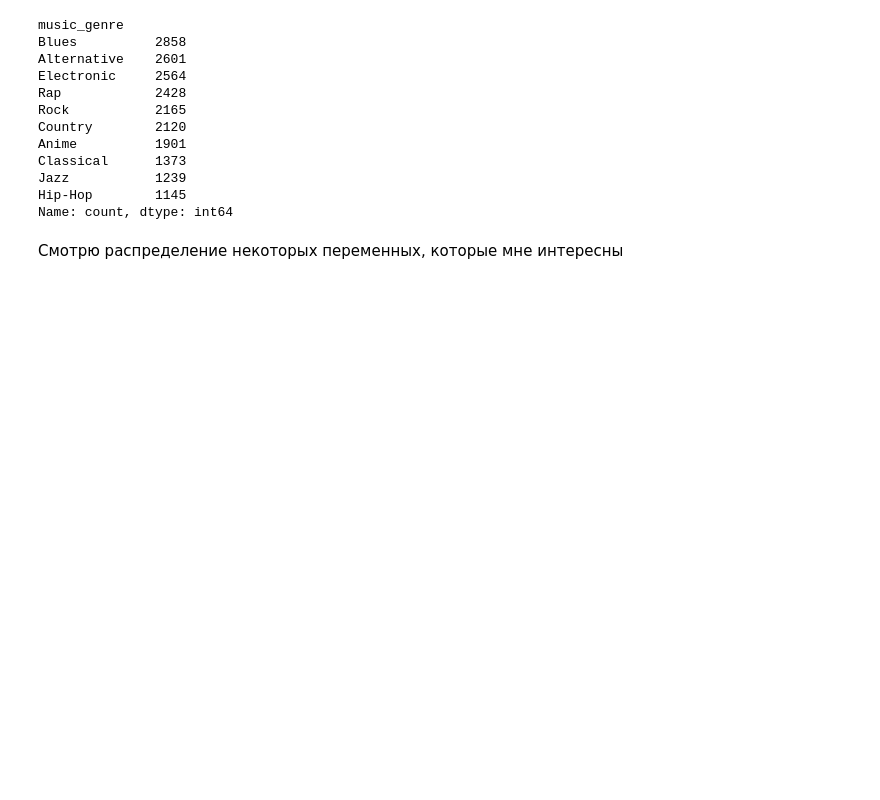
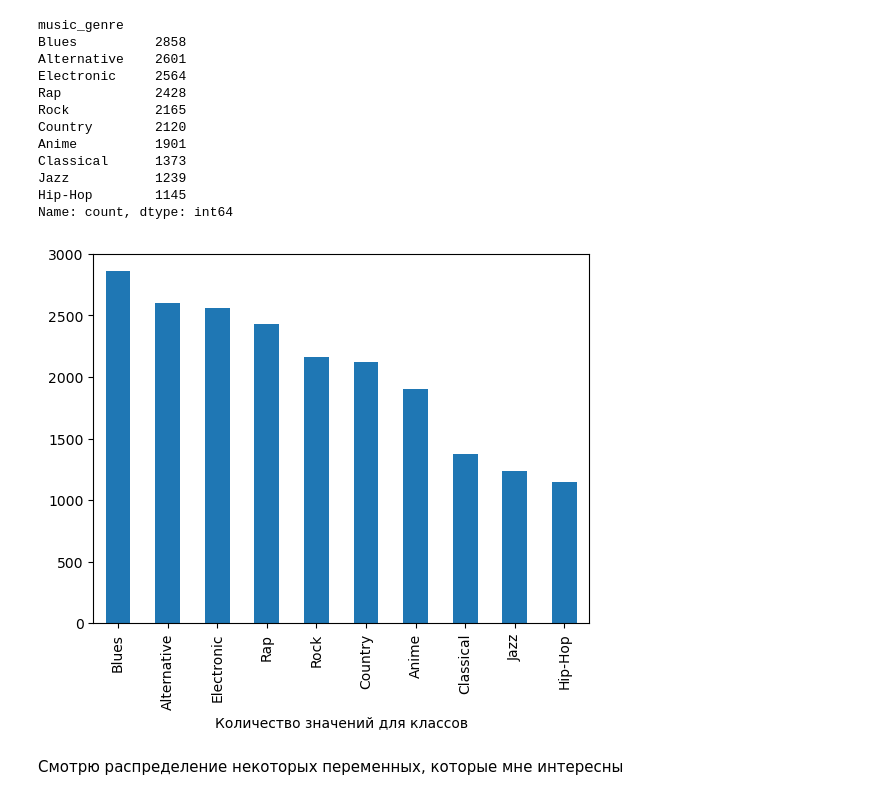
Before and after one commit to Parkhomenko-Vladimir/Music-classification, a Jupyter notebook: main.ipynb, the cells around one changed output. Cells and saved outputs as stored; diff of their text form; code cells hidden in the pictures; blank space fills up the shorter version.

```diff
--- a/main.ipynb
+++ b/main.ipynb
@@ -140,6 +131,13 @@ Classical      1373
 Jazz           1239
 Hip-Hop        1145
 Name: count, dtype: int64
+# %%
+df_train['music_genre'].value_counts().plot(kind = 'bar')
+plt.xlabel('Количество значений для классов')
+# plt.ylabel('ylabel')
+plt.savefig('Количество значений для классов.png')
+# %% [output]
+[figure, added]
 # %% [markdown]
 Смотрю распределение некоторых переменных, которые мне интересны
 # %% [markdown]
```
Also changed, not shown: parts of 19 cells of this notebook.
